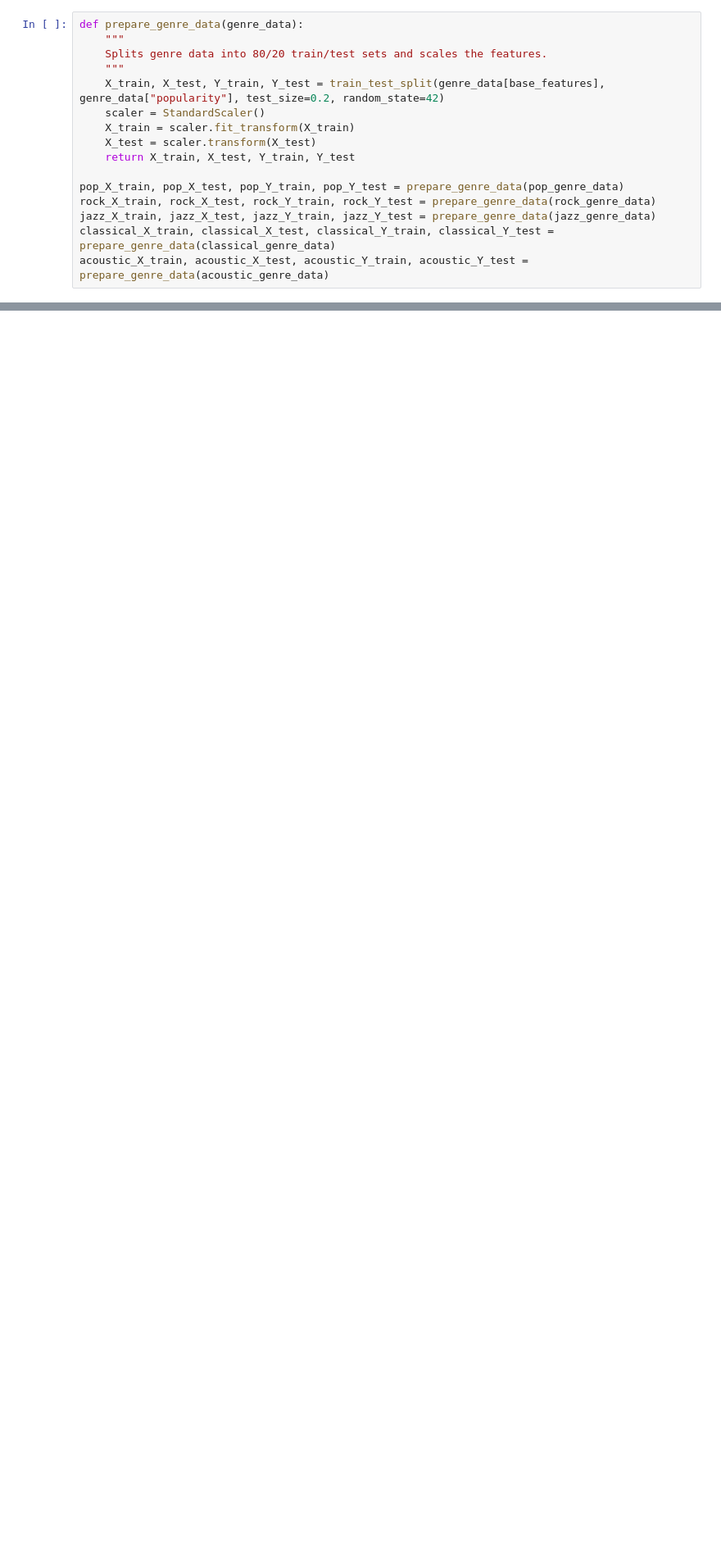
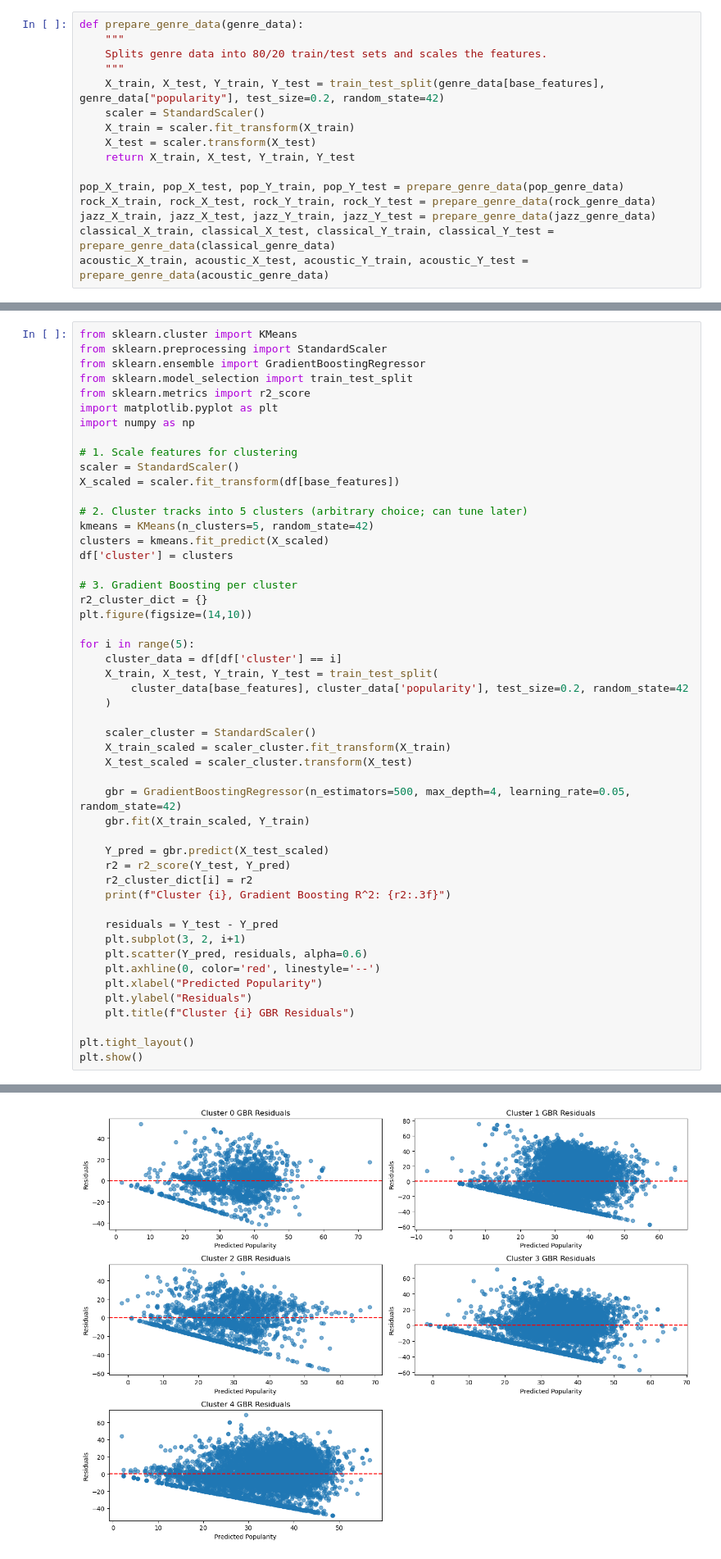
Before and after one commit to jonathand2028/Spotify-Track-Popularity-Analysis, a Jupyter notebook: main.ipynb, the cells around one changed output, grey strips where cells are left out. Shown at 82% size. Drawn from its saved outputs; the diff is of its cells as text; blank space fills up the shorter version.

```diff
--- a/main.ipynb
+++ b/main.ipynb
@@ -288,0 +469,51 @@ acoustic_X_train, acoustic_X_test, acoustic_Y_train, acoustic_Y_test = prepare_g
+# %%
+from sklearn.cluster import KMeans
+from sklearn.preprocessing import StandardScaler
+from sklearn.ensemble import GradientBoostingRegressor
+from sklearn.model_selection import train_test_split
+from sklearn.metrics import r2_score
+import matplotlib.pyplot as plt
+import numpy as np
+
+# 1. Scale features for clustering
+scaler = StandardScaler()
+X_scaled = scaler.fit_transform(df[base_features])
+
+# 2. Cluster tracks into 5 clusters (arbitrary choice; can tune later)
+kmeans = KMeans(n_clusters=5, random_state=42)
+clusters = kmeans.fit_predict(X_scaled)
+df['cluster'] = clusters
+
+# 3. Gradient Boosting per cluster
+r2_cluster_dict = {}
+plt.figure(figsize=(14,10))
+
+for i in range(5):
+    cluster_data = df[df['cluster'] == i]
+    X_train, X_test, Y_train, Y_test = train_test_split(
+        cluster_data[base_features], cluster_data['popularity'], test_size=0.2, random_state=42
+    )
+
+    scaler_cluster = StandardScaler()
+    X_train_scaled = scaler_cluster.fit_transform(X_train)
+    X_test_scaled = scaler_cluster.transform(X_test)
+
+    gbr = GradientBoostingRegressor(n_estimators=500, max_depth=4, learning_rate=0.05, random_state=42)
+    gbr.fit(X_train_scaled, Y_train)
+
+    Y_pred = gbr.predict(X_test_scaled)
+    r2 = r2_score(Y_test, Y_pred)
+    r2_cluster_dict[i] = r2
+    print(f"Cluster {i}, Gradient Boosting R^2: {r2:.3f}")
+
+    residuals = Y_test - Y_pred
+    plt.subplot(3, 2, i+1)
+    plt.scatter(Y_pred, residuals, alpha=0.6)
+    plt.axhline(0, color='red', linestyle='--')
+    plt.xlabel("Predicted Popularity")
+    plt.ylabel("Residuals")
+    plt.title(f"Cluster {i} GBR Residuals")
+
+plt.tight_layout()
+plt.show()
+# %% [output]
@@ -288,0 +525 @@ acoustic_X_train, acoustic_X_test, acoustic_Y_train, acoustic_Y_test = prepare_g
+[figure, added]
```
Also changed, not shown: parts of 15 cells of this notebook.
